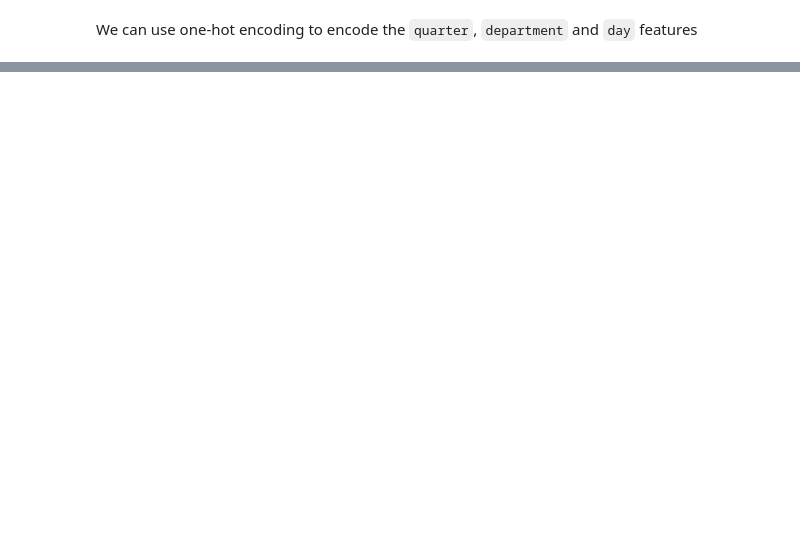
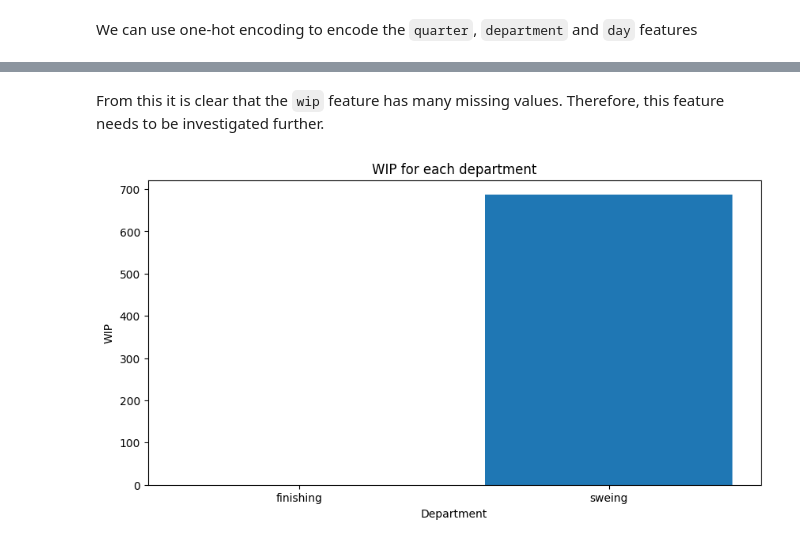
Before and after one commit to camwhite18/ml-classification-regression, a Jupyter notebook: task3_1.ipynb, the cells around one changed output, grey strips where cells are left out. Cells and saved outputs as stored; diff of their text form; code cells hidden in the pictures; blank space fills up the shorter version.

```diff
--- a/task3_1.ipynb
+++ b/task3_1.ipynb
@@ -234,2 +250,7 @@ gwp_categorical[:, 2] = np.char.strip(gwp_categorical[:, 2])
+# %%
+# Drop the samples missing the `department` feature from both the categorical and numerical datasets
+mask = gwp_categorical_filled[:, 2] != ''
+gwp_categorical_filled = gwp_categorical_filled[mask]
+gwp_numerical = gwp_numerical[mask]
 # %% [markdown]
 #### Encode Categorical Features
@@ -236,17 +272,2 @@ gwp_categorical[:, 2] = np.char.strip(gwp_categorical[:, 2])
 # %% [markdown]
 We can use one-hot encoding to encode the `quarter`, `department` and `day` features
-# %%
-gwp_categorical_ohc = gwp_categorical.copy()
-
-# Initialize an empty array to store the one-hot encoded data
-encoded_data = np.empty((gwp_categorical.shape[0], 0), dtype=object)
-encoded_data = np.hstack((encoded_data, gwp_categorical[:, [0]]))
-
-for i in range(1, 4):
-    ohc = OneHotEncoder(categories='auto', dtype=float, sparse_output=False)
-    ohc.fit(gwp_categorical[:, [i]])
-    new_col = ohc.transform(gwp_categorical[:, [i]])
-    encoded_data = np.hstack((encoded_data, new_col))
-
-# Concatenate the remaining columns with the encoded data
-gwp_categorical_ohc = np.hstack((encoded_data, gwp_categorical[:, 4:]))
@@ -257,0 +274,11 @@ print(gwp_categorical_ohc[0])
+# %%
+# Create a copy of the first three columns of gwp_categorical_date_encoded
+gwp_categorical_ohc = gwp_categorical_date_encoded[:, :3].copy()
+
+for i in range(3, 6):
+    ohc = OneHotEncoder(categories='auto', dtype=float, sparse_output=False)
+    ohc.fit(gwp_categorical_date_encoded[:, [i]])
+    new_col = ohc.transform(gwp_categorical_date_encoded[:, [i]])
+    gwp_categorical_ohc = np.hstack((gwp_categorical_ohc, new_col))
+
+gwp_categorical_ohc
@@ -283,0 +313,18 @@ Total: 655 missing values
+# %% [markdown]
+From this it is clear that the `wip` feature has many missing values. Therefore, this feature needs to be investigated further.
+# %%
+# Plot a bar chart of the `wip` feature for each department
+department = np.unique(gwp_categorical_filled[:, 2])
+# Count the number of non-null values in the `wip` feature for each department
+wip = np.zeros(department.shape[0])
+for i, dept in enumerate(department):
+    wip[i] = np.sum(~np.isnan(gwp_numerical[gwp_categorical_filled[:, 2] == dept, 3]))
+
+plt.figure(figsize=(10, 5))
+plt.bar(department, wip)
+plt.xlabel('Department')
+plt.ylabel('WIP')
+plt.title('WIP for each department')
+plt.show()
+# %% [output]
+[figure, added]
```
Also changed, not shown: parts of 19 cells of this notebook, 1 other file.
